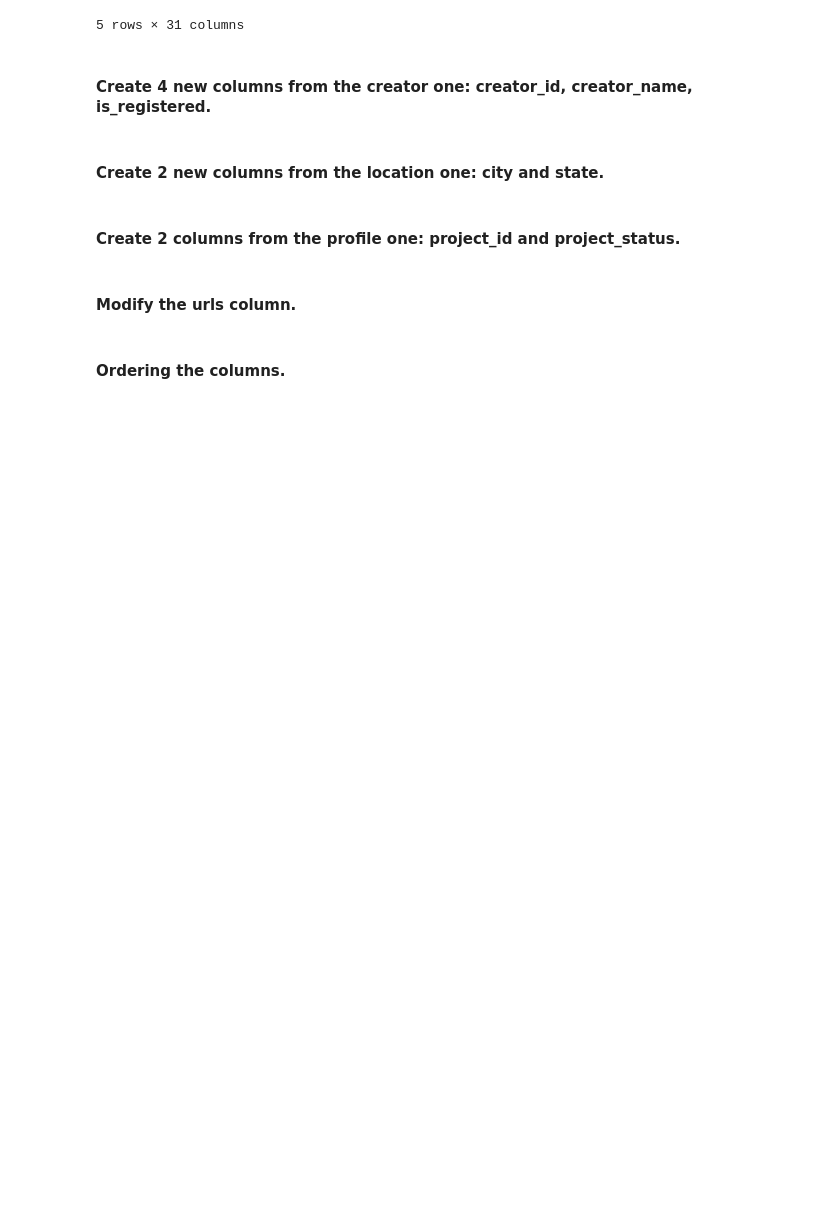
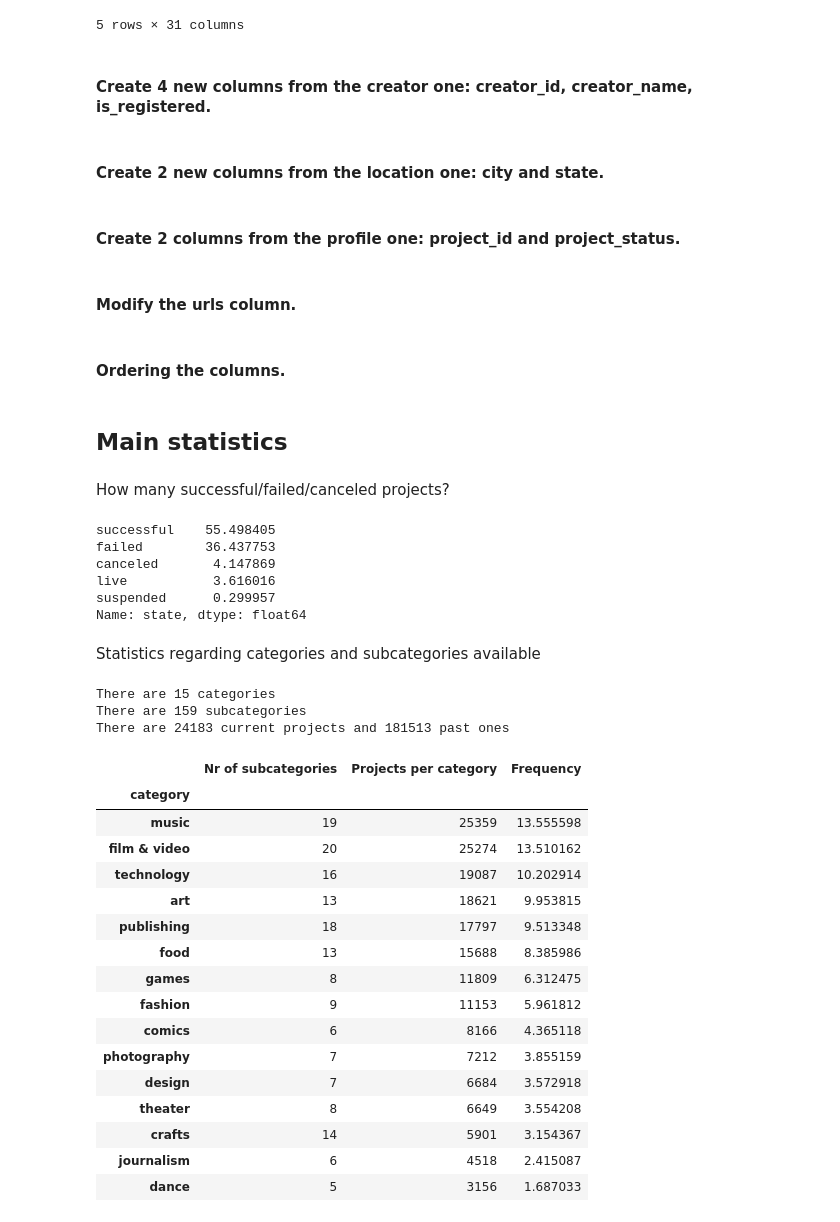
Before and after one commit to domitrut/ML_GROUP6, a Jupyter notebook: Group_6_ML.ipynb, the cells around one changed output. Saved outputs shown, nothing was run; the diff lists cells and outputs as text; code cells hidden in the pictures; blank space fills up the shorter version.

Commit message:
Update Group_6_ML with some stats

```diff
--- a/Group_6_ML.ipynb
+++ b/Group_6_ML.ipynb
@@ -64,6 +68,7 @@ df=df.rename(columns={"backers_count":"nr_backers"})
 df=df.rename(columns={"category":"Category"})
 # %%
 df['category'] = df['Category'].apply(lambda x: x.split('"slug":"')[1].split('/')[0])
+df['category'] = df['category'].apply(lambda x: x.split('"')[0])
 df['subcategory'] = df['Category'].apply(lambda x: x.split('"name":"')[1].split('"')[0])
 df['subcategory_id'] = df['Category'].apply(lambda x: x.split('"id":')[1].split(',')[0])
 # %%
@@ -123,3 +128,55 @@ df = df[['project_id', 'state', 'name', 'slug', 'blurb', 'url', 'category', 'sub
          'disable_communication', 'is_starrable', 'spotlight', 'staff_pick' ]]
 # %%
 df.to_csv("Cleaned_Kickstarter.csv", index = False)
+# %% [markdown]
+##  Main statistics
+# %% [markdown]
+How many successful/failed/canceled projects?
+# %%
+df['state'].value_counts(normalize=True) * 100
+# %% [output]
+successful    55.498405
+failed        36.437753
+canceled       4.147869
+live           3.616016
+suspended      0.299957
+Name: state, dtype: float64
+# %% [markdown]
+Statistics regarding categories and subcategories available
+# %%
+nr_category = df['category'].nunique()
+nr_subcategory = df['subcategory'].nunique()
+active_projects = df['project_status'].value_counts()
+
+print(f'There are {nr_category} categories')
+print(f'There are {nr_subcategory} subcategories')
+print(f'There are {active_projects[1]} current projects and {active_projects[0]} past ones')
+# %% [output]
+There are 15 categories
+There are 159 subcategories
+There are 24183 current projects and 181513 past ones
+# %%
+df_category = pd.DataFrame({ 'Nr of subcategories': df.groupby('category')['subcategory'].nunique(),
+                            'Projects per category': df.groupby('category')['project_id'].nunique()
+                           }).sort_values('Projects per category', ascending = False)
+df_category["Frequency"] = df_category['Projects per category']/df_category['Projects per category'].sum()*100
+
+df_category
+# %% [output]
+|  | Nr of subcategories | Projects per category | Frequency |
+| category |  |  |  |
+| music | 19 | 25359 | 13.555598 |
+| film & video | 20 | 25274 | 13.510162 |
+| technology | 16 | 19087 | 10.202914 |
+| art | 13 | 18621 | 9.953815 |
+| publishing | 18 | 17797 | 9.513348 |
+| food | 13 | 15688 | 8.385986 |
+| games | 8 | 11809 | 6.312475 |
+| fashion | 9 | 11153 | 5.961812 |
+| comics | 6 | 8166 | 4.365118 |
+| photography | 7 | 7212 | 3.855159 |
+| design | 7 | 6684 | 3.572918 |
+| theater | 8 | 6649 | 3.554208 |
+| crafts | 14 | 5901 | 3.154367 |
+| journalism | 6 | 4518 | 2.415087 |
+| dance | 5 | 3156 | 1.687033 |
```
Also changed, not shown: parts of 3 cells of this notebook.
